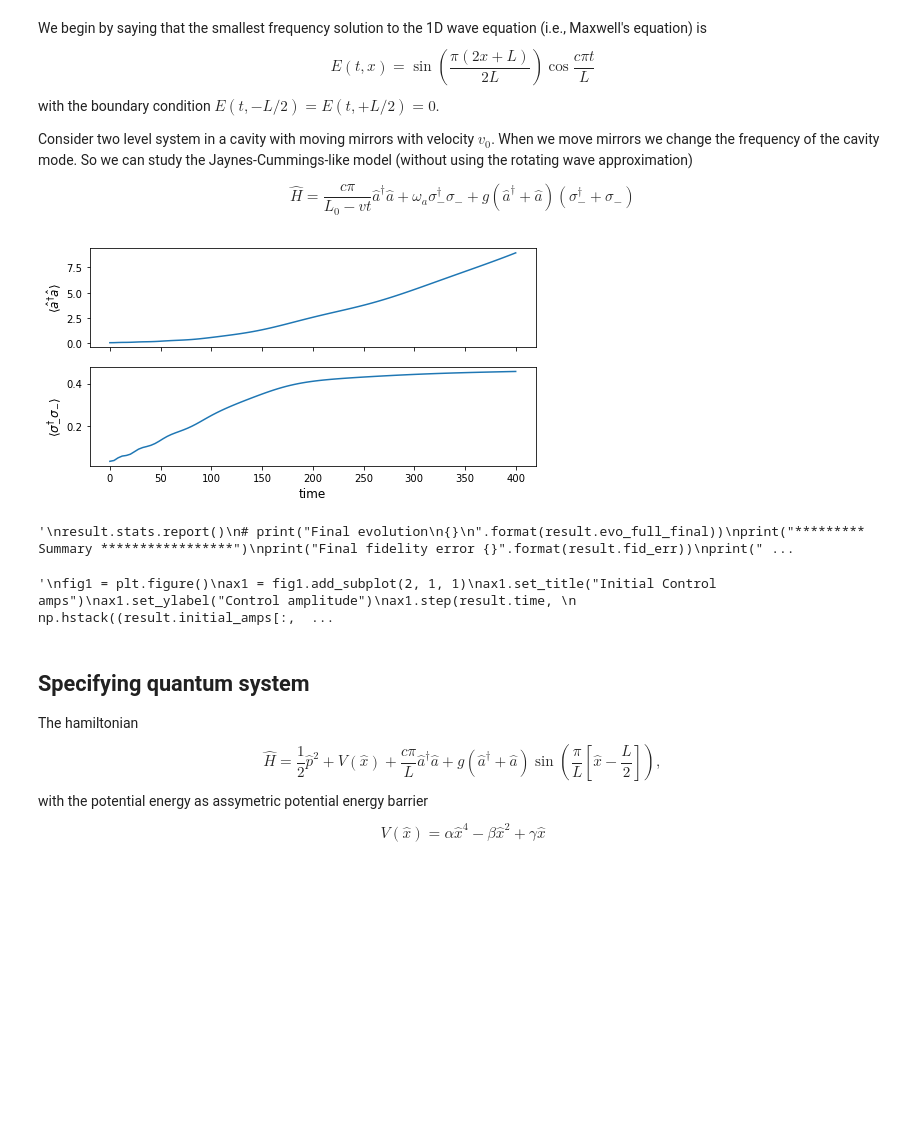
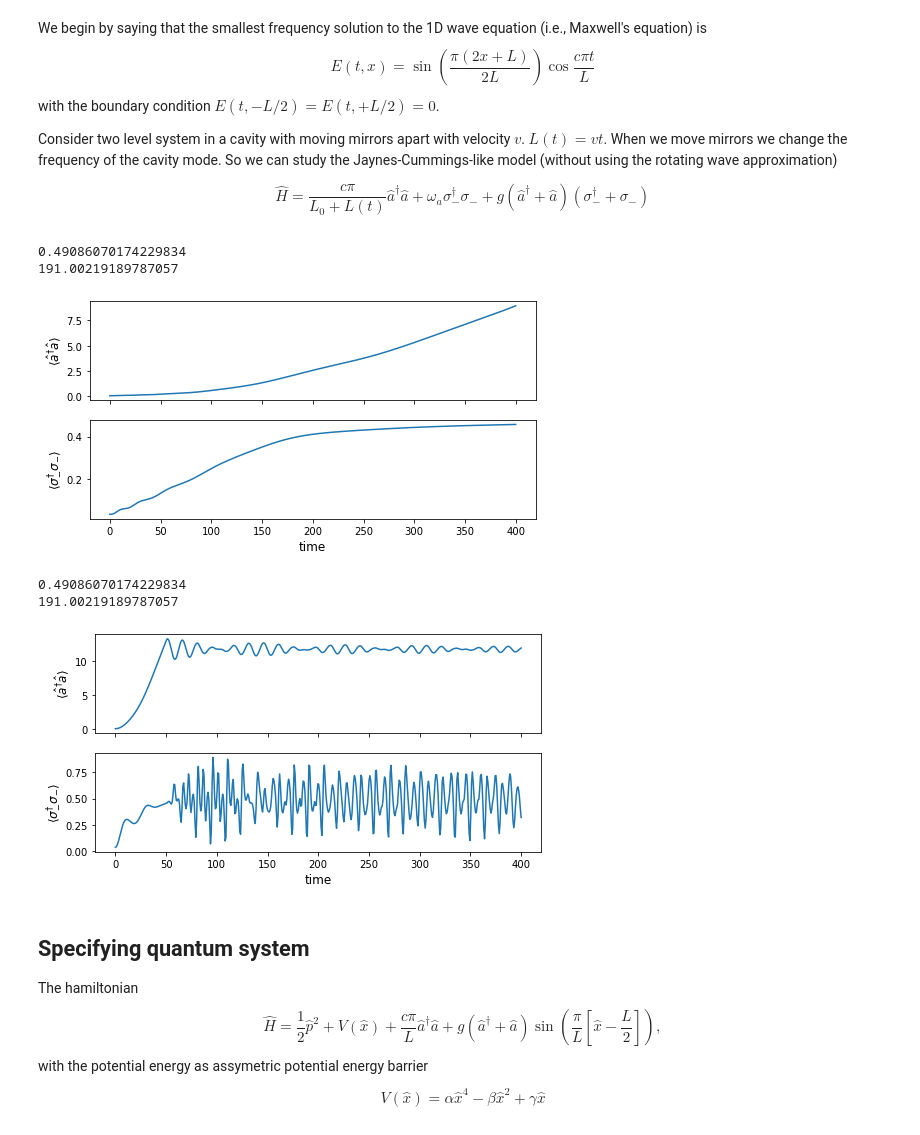
Before and after one commit to dibondar/QSystemIdentification, a Jupyter notebook: darpa_quest_idea2.ipynb, the cells around one changed output. Cells and saved outputs as stored; diff of their text form; code cells hidden in the pictures; blank space fills up the shorter version.

```diff
--- a/darpa_quest_idea2.ipynb
+++ b/darpa_quest_idea2.ipynb
@@ -11,14 +11,17 @@ $$
 $$
 with the boundary condition $E(t,-L/2)=E(t,+L/2)=0$.
 
-Consider two level system in a cavity with moving mirrors with velocity $v_0$. When we move mirrors we change the frequency of the cavity mode. So we can study the Jaynes-Cummings-like model (without using the rotating wave approximation)
+Consider two level system in a cavity with moving mirrors apart with velocity $v$. $L(t) = vt$. When we move mirrors we change the frequency of the cavity mode. So we can study the Jaynes-Cummings-like model (without using the rotating wave approximation)
 
 $$
-    \hat{H} = \frac{c\pi}{L_0 - vt}\hat{a}^{\dagger}\hat{a} + \omega_a\sigma_{-}^{\dagger} \sigma_{-}
+    \hat{H} = \frac{c\pi}{L_0 + L(t)}\hat{a}^{\dagger}\hat{a} + \omega_a\sigma_{-}^{\dagger} \sigma_{-}
         + g\left(\hat{a}^{\dagger} + \hat{a}\right)\left(\sigma_-^{\dagger} + \sigma_-\right)
 $$
 # %%
-def compute_JC(v):
+def compute_JC(L):
+    """
+    L is a function of time
+    """
 
     ##################################################
     #
@@ -29,7 +32,7 @@ def compute_JC(v):
 
     c = 137
     omega_a = 0.1
-    L = 1000.
+    L0 = 1000.
     g = 0.1
 
     ##################################################
@@ -41,7 +44,7 @@ def compute_JC(v):
 
     # get ground state at t = 0
     H0 = omega_a * n_atom + g * (a.dag() + a) * (sigma_minus.dag() + sigma_minus)
-    H = c * np.pi / L * n_cavity + H0
+    H = c * np.pi / L0 * n_cavity + H0
     evals, ekets = H.eigenstates()
     ground_state = ekets[0]
 
@@ -51,17 +54,27 @@ def compute_JC(v):
     #print(expect(n_cavity, ground_state))
 
 
-    H = [H0, [n_cavity, lambda t, args: c * np.pi/ (L + v * t )]]
-    #H = [H0, [n_cavity, lambda t, args: c * np.pi/ (L) * (1 + (v * np.sin(omega_a * t)) ** 2)]]
+    #H = [H0, [n_cavity, lambda t, args: c * np.pi/ (L + v * t )]]
+    # H = [H0, [n_cavity, lambda t, args: c * np.pi/ (L + np.exp(0.04 * t) )]]
+    ########## H = [H0, [n_cavity, lambda t, args: c * np.pi/ (L + 2000 * (1 + np.sin(0.1 * t)) )]]
+    H = [H0, [n_cavity, lambda t, args: c * np.pi/ (L0 + L(t))]]
 
 
-    time = np.linspace(0., 400., 100)
-    results = mesolve(H, ground_state, time, e_ops=[n_cavity, n_atom])
+
+    time = np.linspace(0., 400., 500)
+    results = mesolve(H, ground_state, time, e_ops=[n_cavity, n_atom], options=Options(nsteps=2000))
 
     plot_expectation_values(
         results,
-        ylabels=['$\\langle \hat{a}^{\dagger}\hat{a} \\rangle$', '$\\langle\sigma_{-}^{\dagger} \sigma_{-}\\rangle$']
+        ylabels=['$\\langle \\hat{a}^{\\dagger}\\hat{a} \\rangle$', '$\\langle\\sigma_{-}^{\\dagger}\\sigma_{-}\\rangle$']
     )
+
+    ##########
+
+    ground_state_H0 = H0.eigenstates()[1][0]
+    print(expect(n_atom, ground_state_H0))
+    print(expect(n_cavity, ground_state_H0))
+
     """
     #################### Control ##################
     # Number of time slots
@@ -90,9 +103,18 @@ def compute_JC(v):
     return result
     """
 # %%
-result = compute_JC(30)
+result = compute_JC(lambda t: 30. * t)
 # %% [output]
+0.49086070174229834
+191.00219189787057
 [figure]
+# %%
+# if you allow for a discontinuous velocity, than we can populate the excited states much more significantly
+result = compute_JC(lambda t: 10000. * (t < 50.))
+# %% [output]
+0.49086070174229834
+191.00219189787057
+[figure, added]
 # %%
 """
 result.stats.report()
@@ -104,8 +126,6 @@ print("Terminated due to {}".format(result.termination_reason))
 print("Number of iterations {}".format(result.num_iter))
 # print("Completed in {} HH:MM:SS.US".format(datetime.timedelta(seconds=result.wall_time)))
 """
-# %% [output]
-'\nresult.stats.report()\n# print("Final evolution\n{}\n".format(result.evo_full_final))\nprint("********* Summary *****************")\nprint("Final fidelity error {}".format(result.fid_err))\nprint(" ...
 # %%
 """
 fig1 = plt.figure()
@@ -126,8 +146,6 @@ ax2.step(result.time,
 plt.tight_layout()
 plt.show()
 """
-# %% [output]
-'\nfig1 = plt.figure()\nax1 = fig1.add_subplot(2, 1, 1)\nax1.set_title("Initial Control amps")\nax1.set_ylabel("Control amplitude")\nax1.step(result.time, \n         np.hstack((result.initial_amps[:,  ...
 # %% [markdown]
 ## Specifying quantum system
 
```
Also changed, not shown: parts of 2 cells of this notebook, 1 other file.
